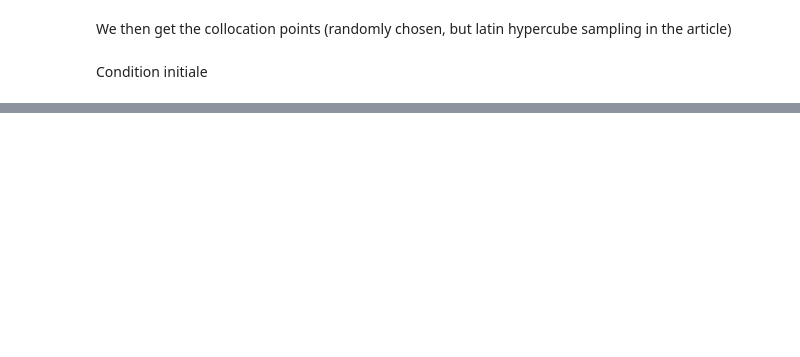
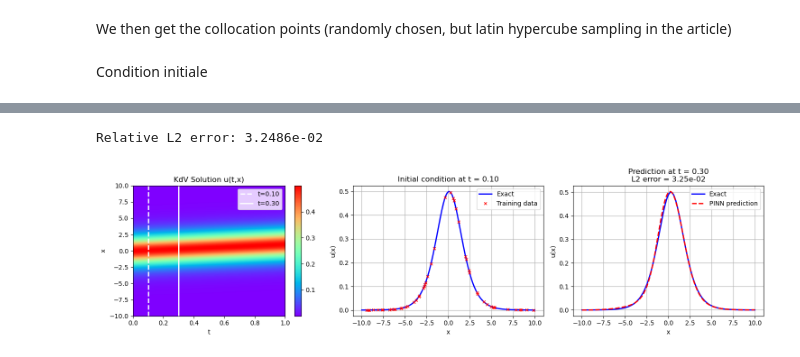
Before and after one commit to ayoub-dhibi-ENSL/pinn_review, a Jupyter notebook: notes.ipynb, the cells around one changed output, grey strips where cells are left out. Drawn from its saved outputs; the diff is of its cells as text; code cells hidden in the pictures; blank space fills up the shorter version.

```diff
--- a/notes.ipynb
+++ b/notes.ipynb
@@ -471,0 +833,55 @@ plt.show()
+# %%
+# Predict solution at t1
+x_test = torch.tensor(x_kdv, dtype=torch.float32)
+with torch.no_grad():
+    U1_pred = model_kdv.forward_net(x_test)
+u_pred_t1 = U1_pred[:, -1].numpy()
+
+# Exact solution at t1
+u_exact_t1 = u_exact_kdv[:, idx_t1]
+
+# Compute L2 relative error
+error_L2 = np.linalg.norm(u_pred_t1 - u_exact_t1, 2) / np.linalg.norm(u_exact_t1, 2)
+print(f"Relative L2 error: {error_L2:.4e}")
+# %% [output]
+Relative L2 error: 3.2486e-02
+# %%
+# Visualize results
+fig, axes = plt.subplots(1, 3, figsize=(15, 4))
+
+# Plot 1: Full solution with time slices marked
+ax = axes[0]
+im = ax.imshow(u_exact_kdv, extent=[t_kdv.min(), t_kdv.max(), x_kdv.min(), x_kdv.max()],
+               origin='lower', aspect='auto', cmap='rainbow')
+ax.axvline(x=t_kdv[idx_t0, 0], color='w', linestyle='--', linewidth=2, label=f't={t_kdv[idx_t0, 0]:.2f}')
+ax.axvline(x=t_kdv[idx_t1, 0], color='w', linestyle='-', linewidth=2, label=f't={t_kdv[idx_t1, 0]:.2f}')
+ax.set_xlabel('t')
+ax.set_ylabel('x')
+ax.set_title('KdV Solution u(t,x)')
+ax.legend(loc='upper right')
+plt.colorbar(im, ax=ax)
+
+# Plot 2: Solution at t0 with training data
+ax = axes[1]
+ax.plot(x_kdv, u_exact_kdv[:, idx_t0], 'b-', linewidth=2, label='Exact')
+ax.plot(x0_train, u0_train, 'rx', markersize=4, label='Training data')
+ax.set_xlabel('x')
+ax.set_ylabel('u(x)')
+ax.set_title(f'Initial condition at t = {t_kdv[idx_t0, 0]:.2f}')
+ax.legend()
+ax.grid(True)
+
+# Plot 3: Comparison at t1
+ax = axes[2]
+ax.plot(x_kdv, u_exact_t1, 'b-', linewidth=2, label='Exact')
+ax.plot(x_kdv, u_pred_t1, 'r--', linewidth=2, label='PINN prediction')
+ax.set_xlabel('x')
+ax.set_ylabel('u(x)')
+ax.set_title(f'Prediction at t = {t_kdv[idx_t1, 0]:.2f}\nL2 error = {error_L2:.2e}')
+ax.legend()
+ax.grid(True)
+
+plt.tight_layout()
+plt.show()
+# %% [output]
+[figure, added]
```
Also changed, not shown: parts of 25 cells of this notebook.
